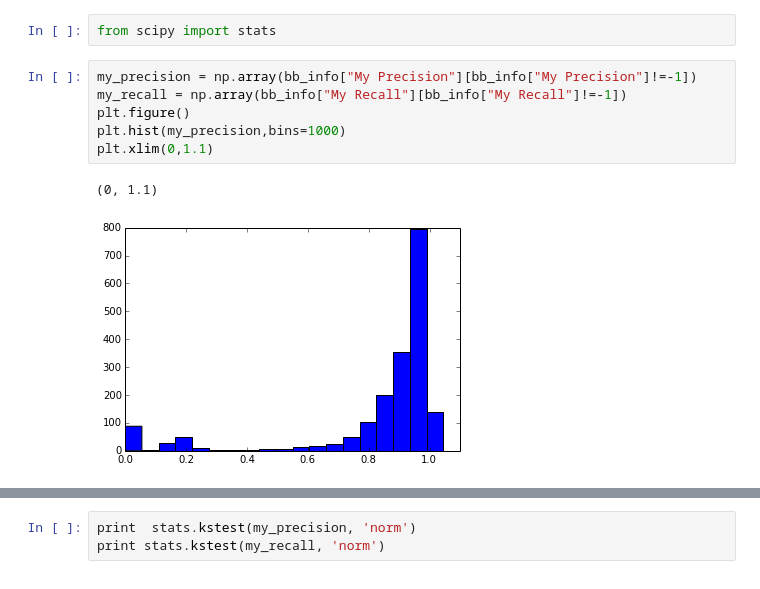
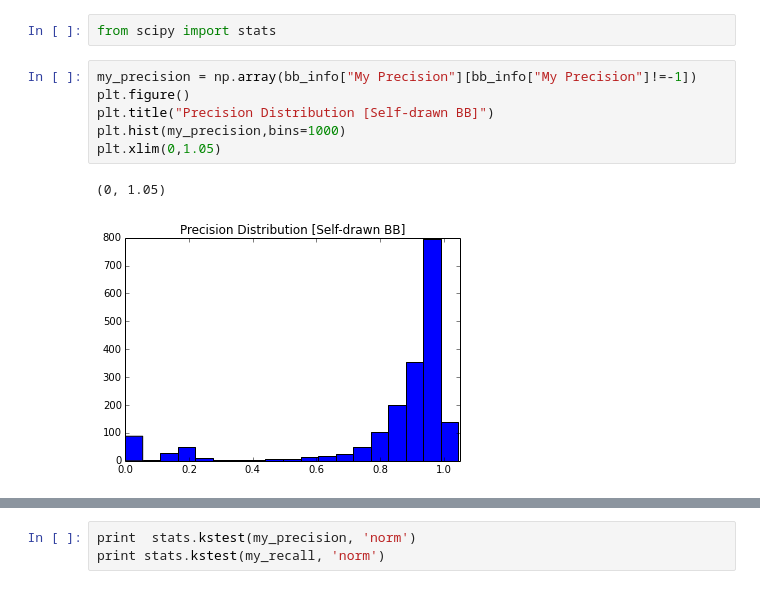
Before and after one commit to dorisjlee/crowd-seg, a Jupyter notebook: analysis/PrecisionRecallDebug2.ipynb, the cells around one changed output, grey strips where cells are left out. Cells and saved outputs as stored; diff of their text form.

```diff
--- a/analysis/PrecisionRecallDebug2.ipynb
+++ b/analysis/PrecisionRecallDebug2.ipynb
@@ -215,10 +215,10 @@ bb_info.to_csv("computed_my_COCO_BBvals.csv")
 from scipy import stats
 # %%
 my_precision = np.array(bb_info["My Precision"][bb_info["My Precision"]!=-1])
-my_recall = np.array(bb_info["My Recall"][bb_info["My Recall"]!=-1])
 plt.figure()
+plt.title("Precision Distribution [Self-drawn BB]")
 plt.hist(my_precision,bins=1000)
-plt.xlim(0,1.1)
+plt.xlim(0,1.05)
 # %% [output]
-(0, 1.1)
+(0, 1.05)
-[figure, old version]
+[figure, new version]
```
Also changed, not shown: parts of 12 cells of this notebook, 1 other file.
